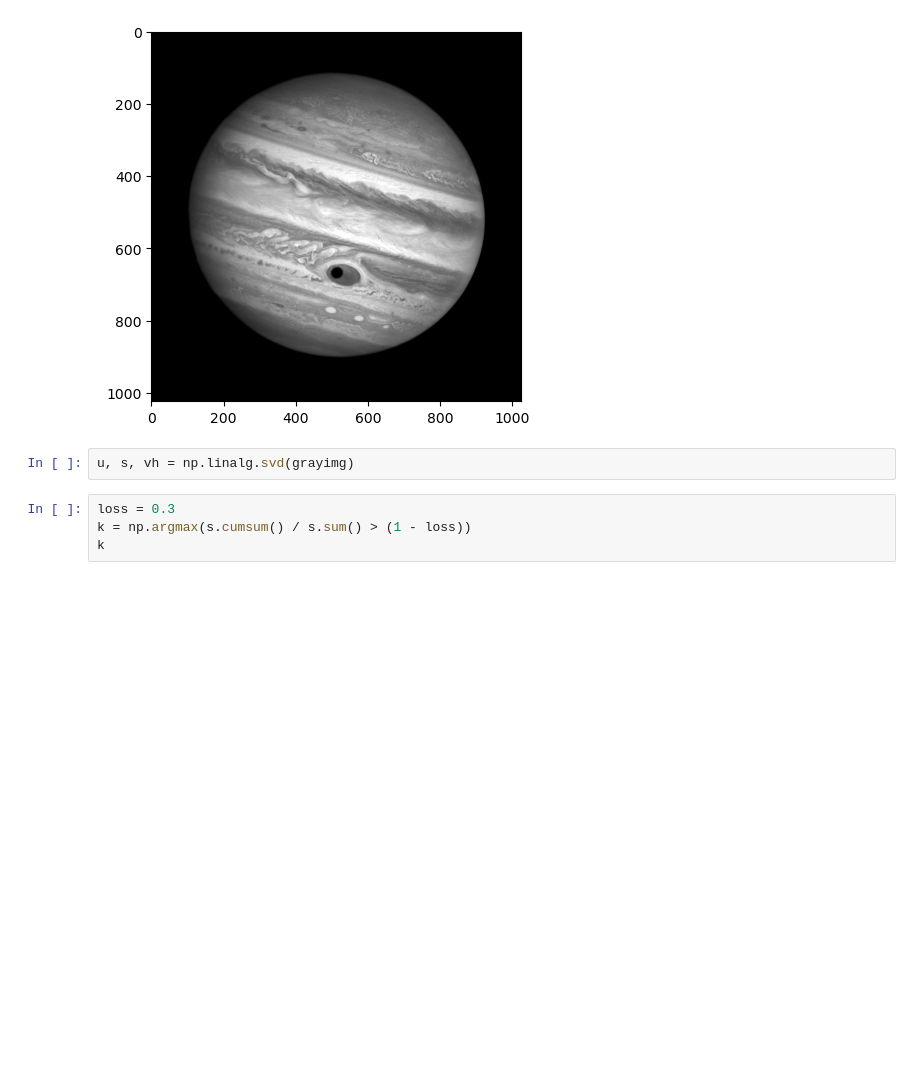
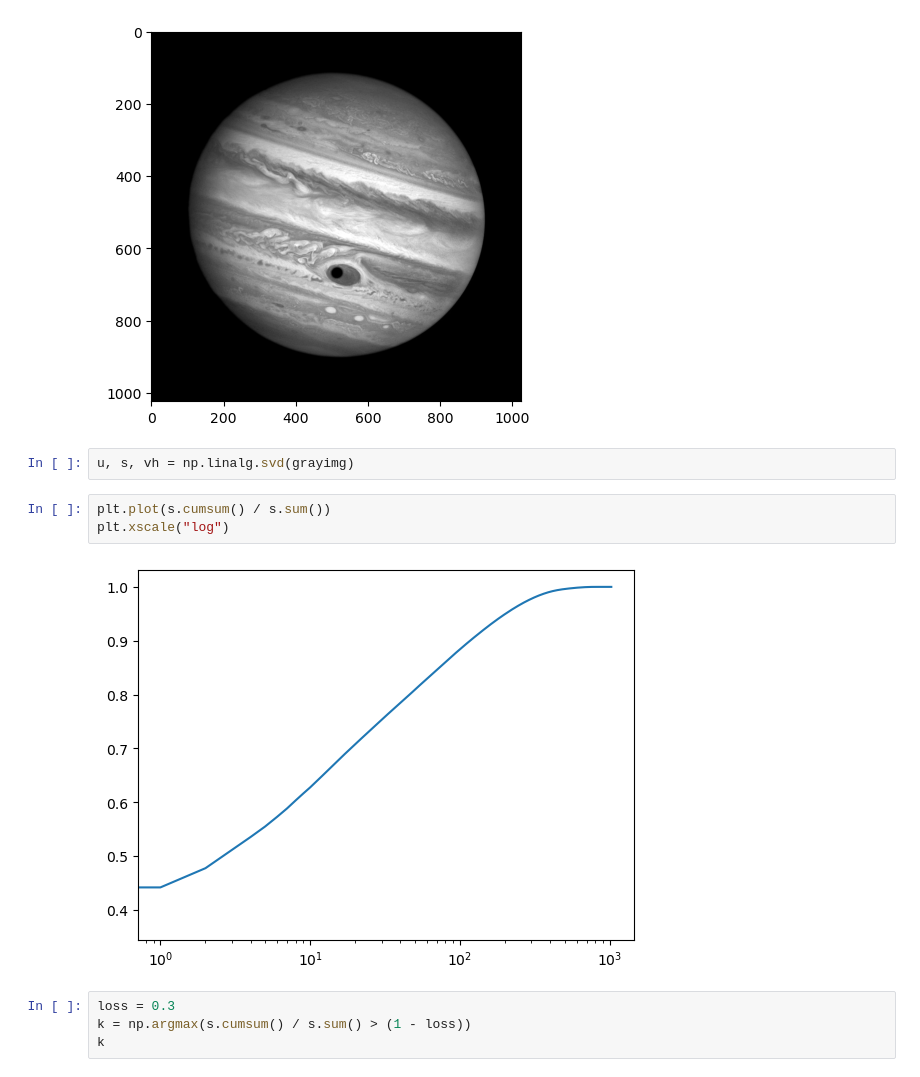
Before and after one commit to capitantoto/concurso-aux1-svd, a Jupyter notebook: clase.ipynb, the cells around one changed output. Drawn from its saved outputs; the diff is of its cells as text; blank space fills up the shorter version.

```diff
--- a/clase.ipynb
+++ b/clase.ipynb
@@ -329,6 +72,11 @@ plt.imshow(grayimg, cmap="gray")
 [figure]
 # %%
 u, s, vh = np.linalg.svd(grayimg)
+# %%
+plt.plot(s.cumsum() / s.sum())
+plt.xscale("log")
+# %% [output]
+[figure, added]
 # %%
 loss = 0.3
 k = np.argmax(s.cumsum() / s.sum() > (1 - loss))
```
Also changed, not shown: parts of 69 cells of this notebook, 1 other file.
